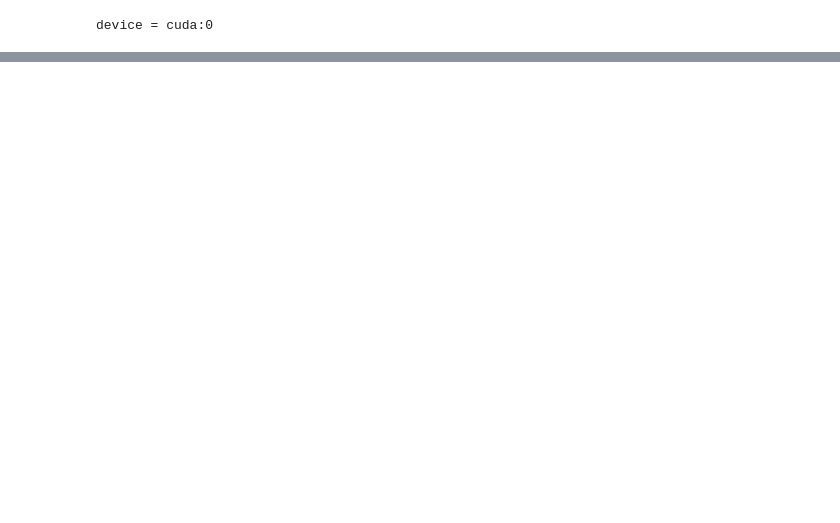
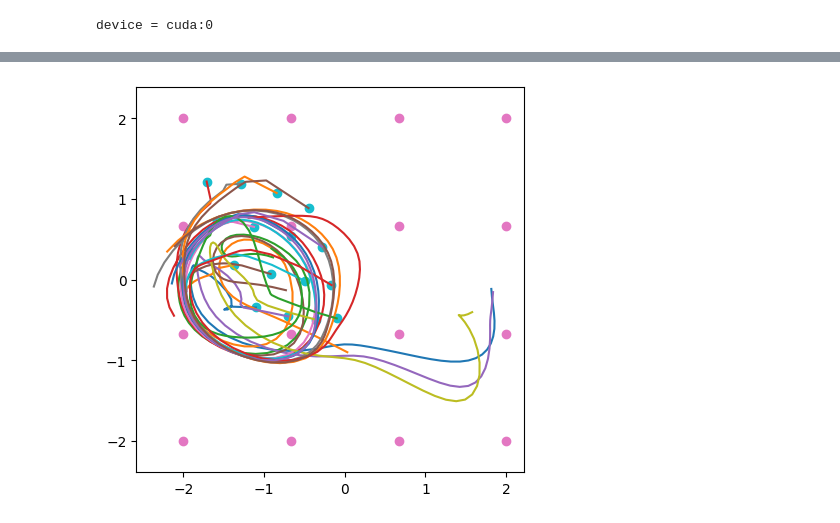
Before and after one commit to sergio-verduzco/deep_explorations, a Jupyter notebook: rnn/Elman_network.ipynb, the cells around one changed output, grey strips where cells are left out. Drawn from its saved outputs; the diff is of its cells as text; code cells hidden in the pictures; blank space fills up the shorter version.

```diff
--- a/rnn/Elman_network.ipynb
+++ b/rnn/Elman_network.ipynb
@@ -208,0 +243,20 @@ plt.show()
+# %%
+# Generate a trajectory
+n_points = 1000
+coordinate = torch.tensor([-1, 1], dtype=torch.float32)
+#coordinate = coordinates[0]
+coordinate = coordinate.unsqueeze(dim=0)
+
+def generate_trajectory(init_coordinate, n_points):
+    gen_coordinates = np.empty((n_points, 2))
+    coordinate = init_coordinate
+    h = torch.zeros((1, hidden_size))
+    c = torch.zeros((1, hidden_size))
+    with torch.no_grad():
+        for point_idx in range(n_points):
+            coordinate, h, c = rnn(coordinate, h, c)
+            gen_coordinates[point_idx, :] = coordinate.detach().numpy()
+    return gen_coordinates
+
+gen_coordinates = generate_trajectory(coordinate, n_points)
+all_generated.append(gen_coordinates)
@@ -208,0 +298,23 @@ plt.show()
+# %%
+# plot a direction field
+lim_x = 2. # largest magnitude of x
+lim_y = 2.
+N_x = 4 # number of points in x dimension
+N_y = 4
+n_points = 60
+#df_fig = plt.figure(figsize = (10,10))
+fig = plt.figure(figsize=(5,5))
+plt.xlim(-1.1*lim_x, 1.1*lim_x)
+plt.ylim(-1.1*lim_y, 1.1*lim_y)
+plt.axis('equal')
+for x in np.linspace(-lim_x, lim_x, N_x):
+    for y in np.linspace(-lim_y, lim_y, N_y):
+        #print(f"x = {x}, y = {y}")
+        plt.scatter([x], [y], color='tab:pink')
+        coordinate = torch.tensor([x, y], dtype=torch.float32).unsqueeze(dim=0)
+        trajectory = generate_trajectory(coordinate, n_points)
+        plt.scatter([trajectory[0, 0]], [trajectory[0,1]], color='tab:cyan')
+        plt.plot(trajectory[:, 0], trajectory[:, 1])
+plt.show()
+# %% [output]
+[figure, added]
```
Also changed, not shown: parts of 16 cells of this notebook, 2 other files.
